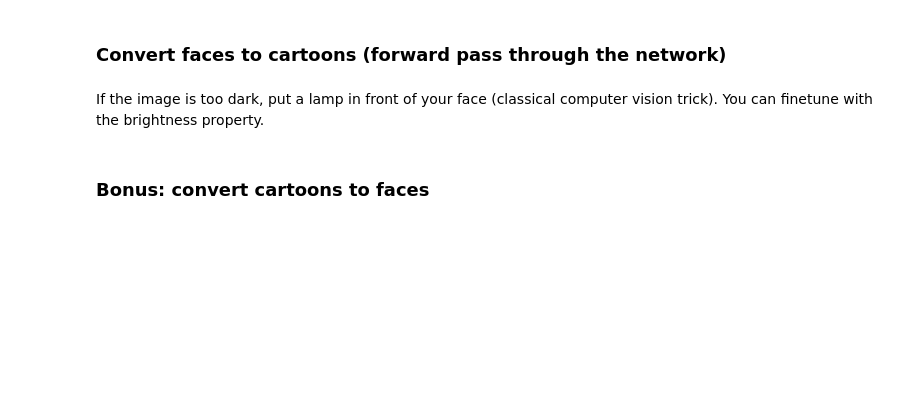
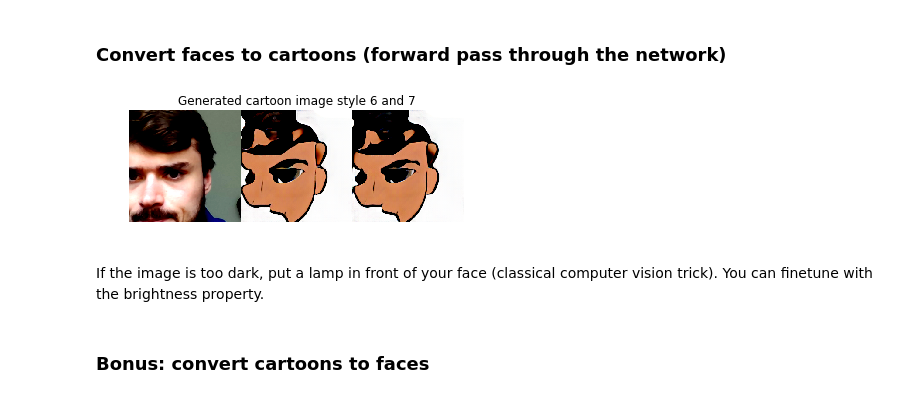
Before and after one commit to fs2019-atml/face-to-cartoon, a Jupyter notebook: code/Demo.ipynb, the cells around one changed output. Saved outputs shown, nothing was run; the diff lists cells and outputs as text; code cells hidden in the pictures; blank space fills up the shorter version.

```diff
--- a/code/Demo.ipynb
+++ b/code/Demo.ipynb
@@ -41,6 +59,10 @@ from IPython.display import clear_output
 # set the brightness in order to enhance captures in a
 # dark environment (default 0.5)
 brightness = 0.3 # lower enhances darker environments
+
+# control the "zoom" with the framesize:
+# 256x256 will be cropped out from the center.
+framesize = 500
 
 # capture on webcam
 cap = cv2.VideoCapture(0)
@@ -53,8 +75,8 @@ transform = transforms.Compose([torchvision.transforms.functional.hflip,
                                                 (0.5, 0.5, 0.5))])
 
 style = 0
+style2 = 1
 style_counter = True
-framesize = 600
 
 try:
     while(True):
@@ -63,33 +85,40 @@ try:
         ret, frame = cap.read()
         ret, frame = cap.read()
 
         # update style
         if style_counter:
             style = ((style + 1) % 10)
+            style2 = ((style2 + 1) % 10)
 
         # scale the image and convert to RGB
         hight, width, depth = frame.shape
         crop_pixel = int((width - hight)/2) # crop square
         cropped_frame = frame[:, crop_pixel:width-crop_pixel]
         resized_frame = cv2.resize(cropped_frame, (framesize, framesize))
         cvframe = cv2.cvtColor(resized_frame, cv2.COLOR_BGR2RGB)
 
         # transform the capture to an PIL image
         pil_img = Image.fromarray(cvframe)
         img = transform(pil_img)
         img = img.view(1, 3, 256, 256)
         img_A = helper.to_image(img[0, :, :, :])
 
         img_B = model.gen_B(img, style+1)
+        img_B2 = model.gen_B(img, style2+1)
         #torchvision.utils.save_image(img_B[0, :, :, :], 'comic.png')
         img_B = helper.to_image(img_B[0, :, :, :])
-        img_AB = helper.concatenate([img_A, img_B])
+        img_B2 = helper.to_image(img_B2[0, :, :, :])
+        img_AB = helper.concatenate([img_A, img_B, img_B2])
         img_AB.save('comic.jpg')
 
         clear_output()
         plt.axis('off')
-        plt.title('Generated cartoon image style {}'.format(style+1))
+        plt.title('Generated cartoon image style {} and {}'.format(style+1, style2+1))
         plt.imshow(img_AB)
         plt.show()
 
-        # Interrupt the kernel to stop
+except KeyboardInterrupt:
+    # you have to interrupt the kernel to break the loop:
+    cap.release()
+# %% [output]
+[figure, added]
```
Also changed, not shown: parts of 3 cells of this notebook, 3 other files.
